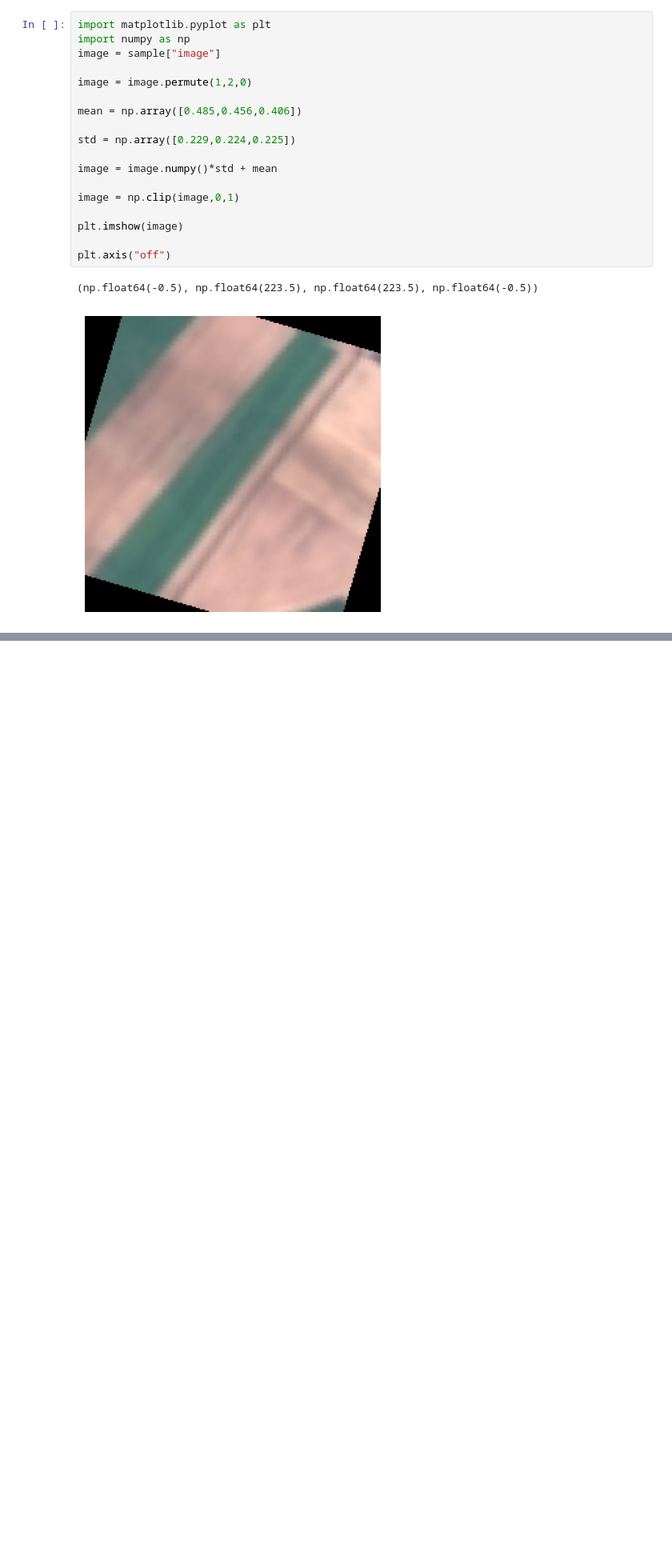
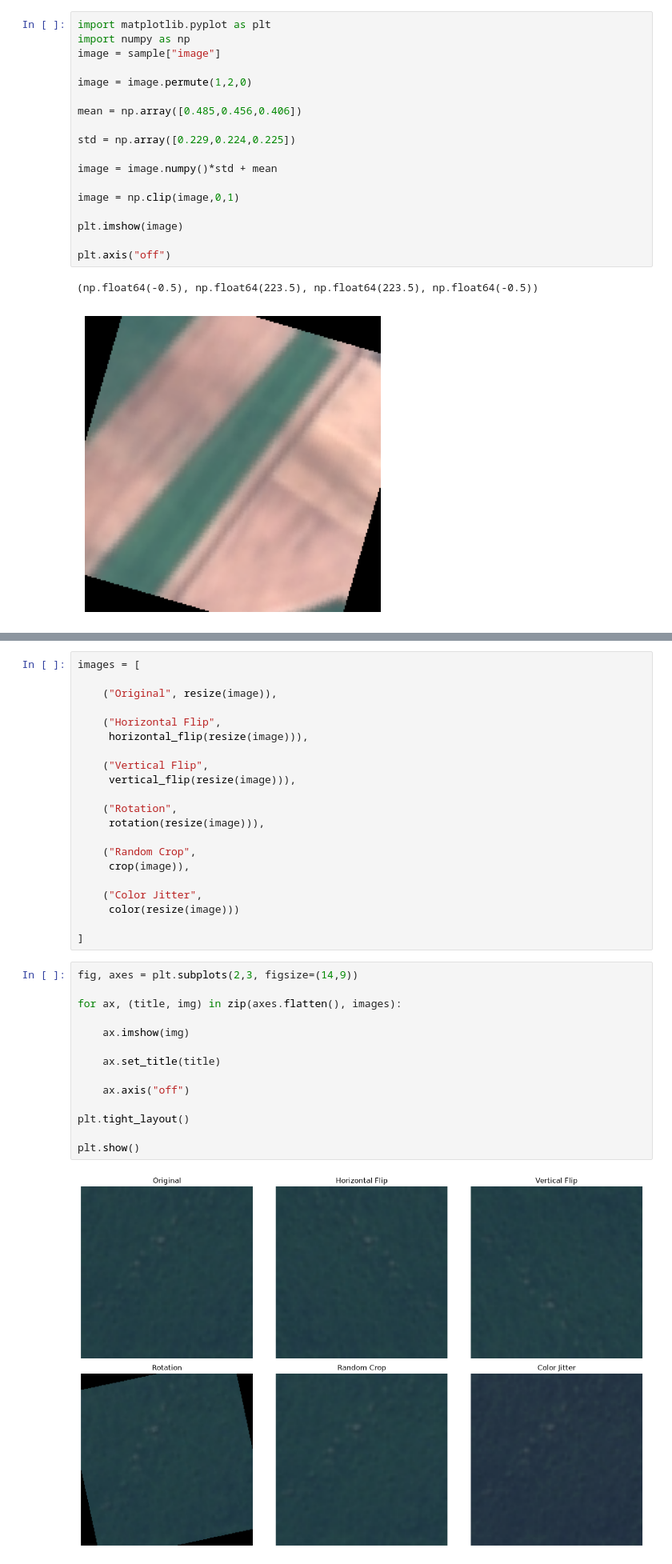
Before and after one commit to Nishchalam/Deforestation-detection, a Jupyter notebook: notebooks/02_Preprocessing.ipynb, the cells around one changed output, grey strips where cells are left out. Shown at 80% size. Cells and saved outputs as stored; diff of their text form; blank space fills up the shorter version.

```diff
--- a/notebooks/02_Preprocessing.ipynb
+++ b/notebooks/02_Preprocessing.ipynb
@@ -282,0 +336,37 @@ plt.axis("off")
+# %%
+images = [
+
+    ("Original", resize(image)),
+
+    ("Horizontal Flip",
+     horizontal_flip(resize(image))),
+
+    ("Vertical Flip",
+     vertical_flip(resize(image))),
+
+    ("Rotation",
+     rotation(resize(image))),
+
+    ("Random Crop",
+     crop(image)),
+
+    ("Color Jitter",
+     color(resize(image)))
+
+]
+# %%
+fig, axes = plt.subplots(2,3, figsize=(14,9))
+
+for ax, (title, img) in zip(axes.flatten(), images):
+
+    ax.imshow(img)
+
+    ax.set_title(title)
+
+    ax.axis("off")
+
+plt.tight_layout()
+
+plt.show()
+# %% [output]
+[figure, added]
```
Also changed, not shown: parts of 8 cells of this notebook, 10 other files.
